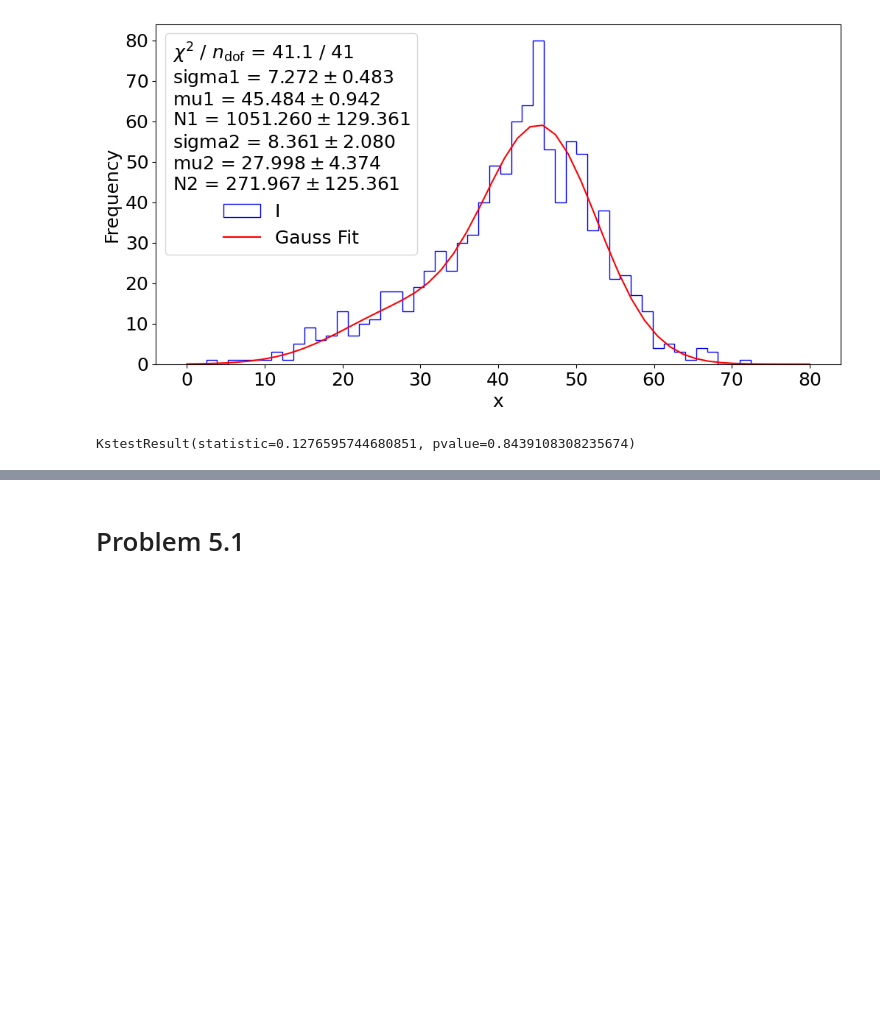
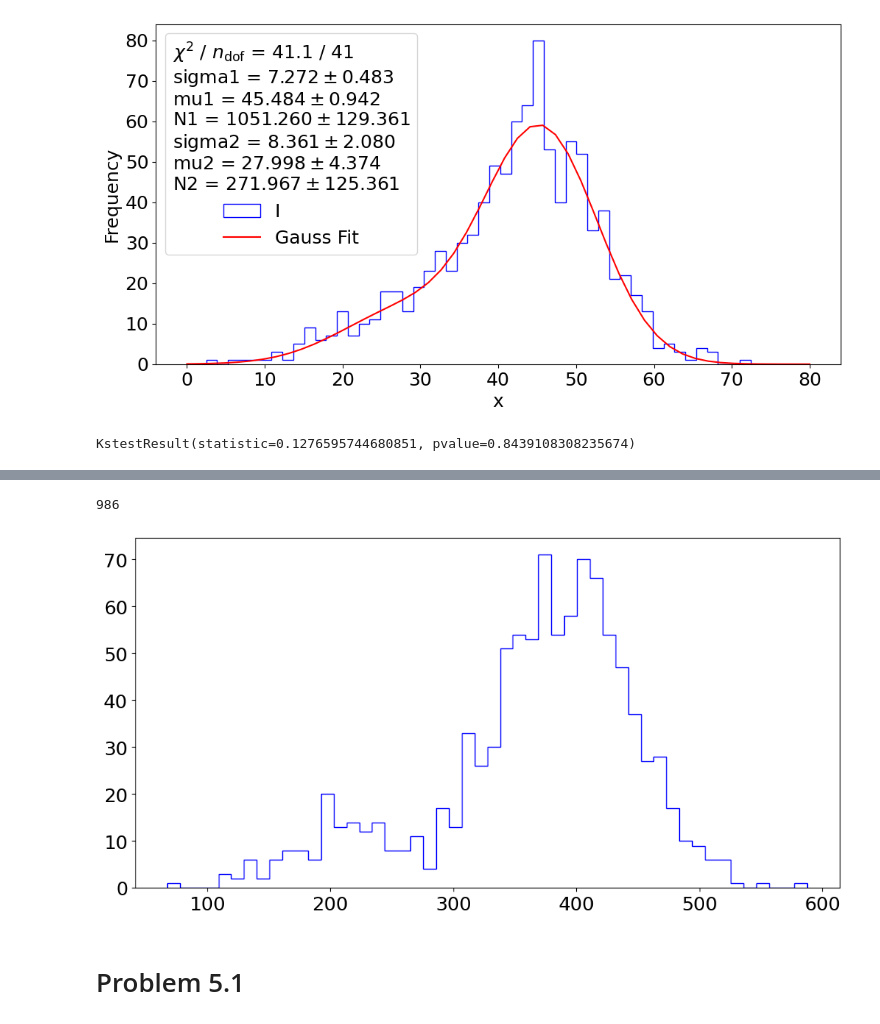
Before and after one commit to akjoelhede/Appstatgang_tornado, a Jupyter notebook: Anders_problemset/problem_set_anders.ipynb, the cells around one changed output, grey strips where cells are left out. Saved outputs shown, nothing was run; the diff lists cells and outputs as text; code cells hidden in the pictures; blank space fills up the shorter version.

```diff
--- a/Anders_problemset/problem_set_anders.ipynb
+++ b/Anders_problemset/problem_set_anders.ipynb
@@ -590,3 +592,21 @@ print(len(small_molecule))
+# %%
+def w(muA,muB,sigAx,sigAy,sigBx,sigBy):
+	Matrix_A = np.array([[sigAx**2,0],[0,sigAy**2]])
+	Matrix_B = np.array([[sigBx**2,0],[0,sigBy**2]])
+	mean = np.array([muA,muB])
+	return np.linalg.inv(Matrix_A + Matrix_B).dot(mean.T)
+# %%
+#dataframe =pd.read_csv('data_MoleculeTypes.csv',header=0, index_col=None)
+weights = w(muA=26.87,muB= 45.44,sigAx = 8.2,sigAy = 0.2,sigBx = 7.45,sigBy = 0.2)
+
+result = weights[0]*size+weights[1]*intensity
+print(len(result))
+
+fig, ax = plt.subplots(figsize=(12, 6))
+ax.hist(result, bins=50, histtype='step', label='I', color = 'Blue');
+# %% [output]
+986
+[figure, added]
 # %% [markdown]
 # Problem 5.1
 # %%
```
Also changed, not shown: parts of 2 cells of this notebook.
